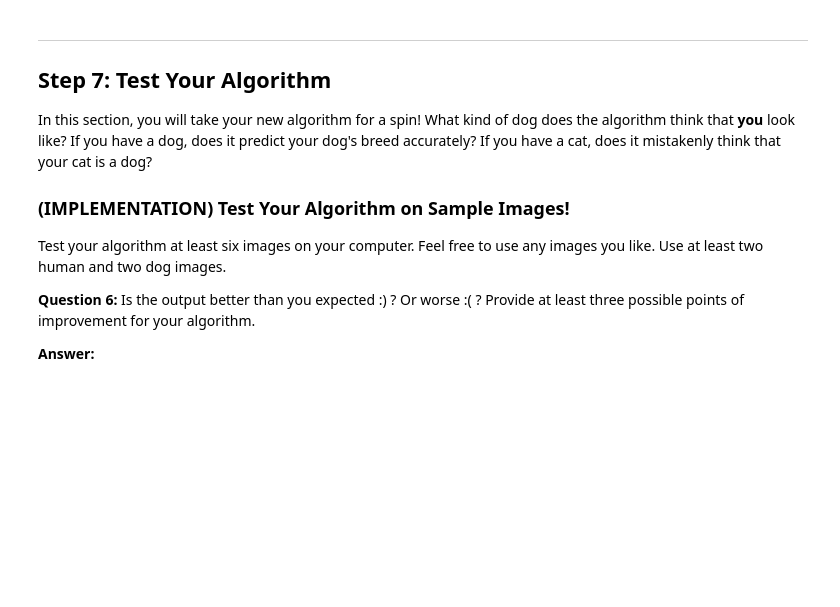
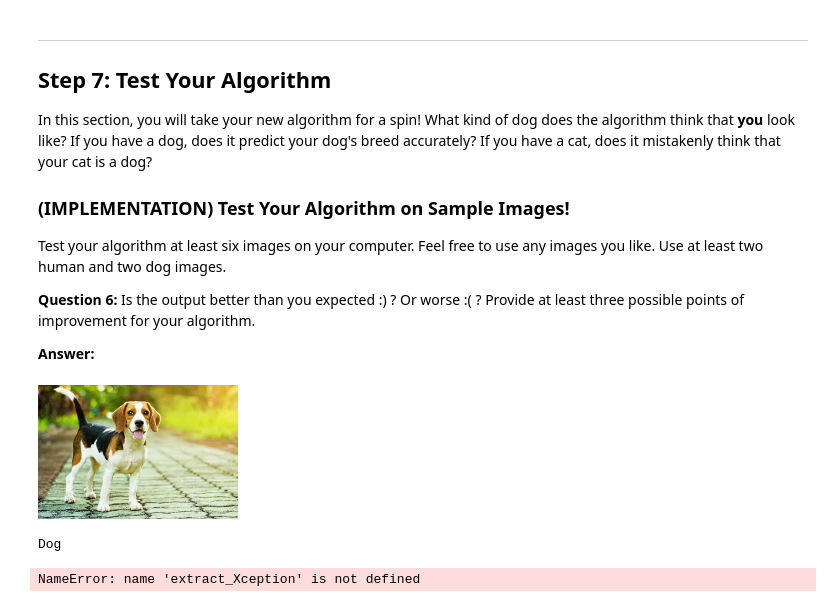
Before and after one commit to manolomaldonado/dog-project, a Jupyter notebook: dog_app.ipynb, the cells around one changed output. Saved outputs shown, nothing was run; the diff lists cells and outputs as text; code cells hidden in the pictures; blank space fills up the shorter version.

Commit message:
Include test images to test app

```diff
--- a/dog_app.ipynb
+++ b/dog_app.ipynb
@@ -405,7 +411,7 @@ from keras.callbacks import ModelCheckpoint
 
 ### TODO: specify the number of epochs that you would like to use to train the model.
 
-epochs = 5
+epochs = 20
 
 ### Do NOT modify the code below this line.
 
@@ -555,7 +580,7 @@ In the code block below, extract the bottleneck features corresponding to the tr
     test_{network} = bottleneck_features['test']
 # %%
 ### TODO: Obtain bottleneck features from another pre-trained CNN.
-bottleneck_features = np.load('/data/bottleneck_features/DogXceptionData.npz')
+bottleneck_features = np.load('bottleneck_features/DogXceptionData.npz')
 train_Xception = bottleneck_features['train']
 valid_Xception = bottleneck_features['valid']
 test_Xception = bottleneck_features['test']
@@ -632,9 +690,6 @@ where `{network}`, in the above filename, should be one of `VGG19`, `Resnet50`,
 def breed_predict(img_path):
     # Extract the bottleneck features for Resnet CNN model
     bottleneck_feature = extract_Xception(path_to_tensor(img_path))
-
-    #Load the best model
-    xception_model.load_weights('saved_models/weights.best.exception.hdf5')
     # obtain predicted vector
     predicted_vector = xception_model.predict(bottleneck_feature)
     # return dog breed that is predicted by the model
@@ -660,14 +715,18 @@ Some sample output for our algorithm is provided below, but feel free to design
 # %%
 ### TODO: Write your algorithm.
 ### Feel free to use as many code cells as needed.
+from IPython.core.display import Image, display
 def predict(img_path):
-    img= mpimg.imread(img_path)
-    plt.figure(figsize=(10,10))
-    plt.imshow(img)
+    display(Image(img_path,width=200))
 
     if dog_detector(img_path) :
         print ('Dog')
-    if
+        print (breed_predict(img_path))
+    elif face_detector(img_path) :
+        print ('Human')
+        print (breed_predict(img_path))
+    else :
+        print ('Unrecognized picture')
 # %% [markdown]
 ---
 <a id='step7'></a>
@@ -685,4 +744,16 @@ __Answer:__
 # %%
 ## TODO: Execute your algorithm from Step 6 on
 ## at least 6 images on your computer.
 ## Feel free to use as many code cells as needed.
+predict('test_images/beagle.jpg')
+predict('test_images/squirrel.jpg')
+predict('test_images/german_shepherd.jpg')
+predict('test_images/son.jpg')
+predict('test_images/me.jpg')
+predict('test_images/wife.jpg')
+predict('test_images/boxer.jpg')
+predict('test_images/cher.jpg')
+# %% [output]
+[figure, added]
+Dog
+NameError: name 'extract_Xception' is not defined
```
Also changed, not shown: parts of 13 cells of this notebook, 8 other files.
